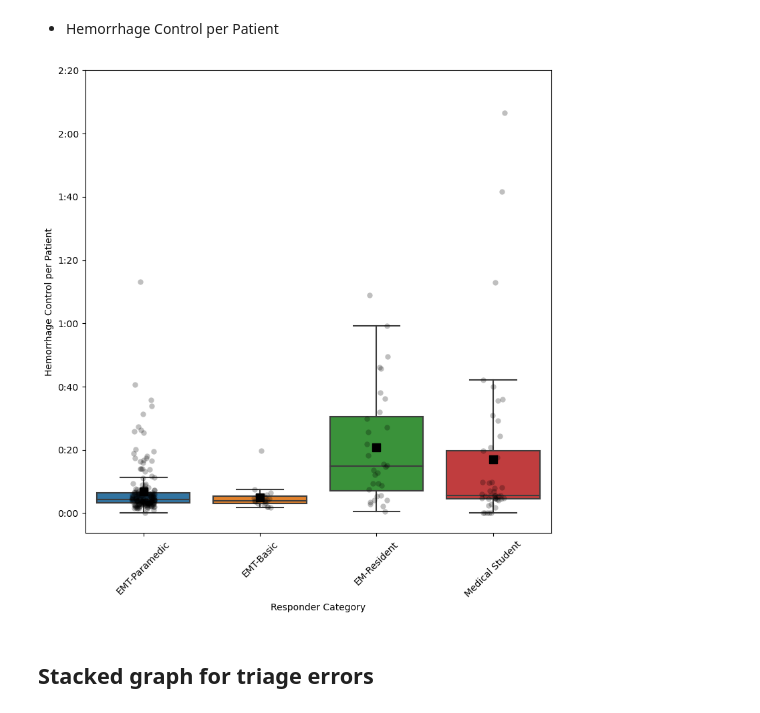
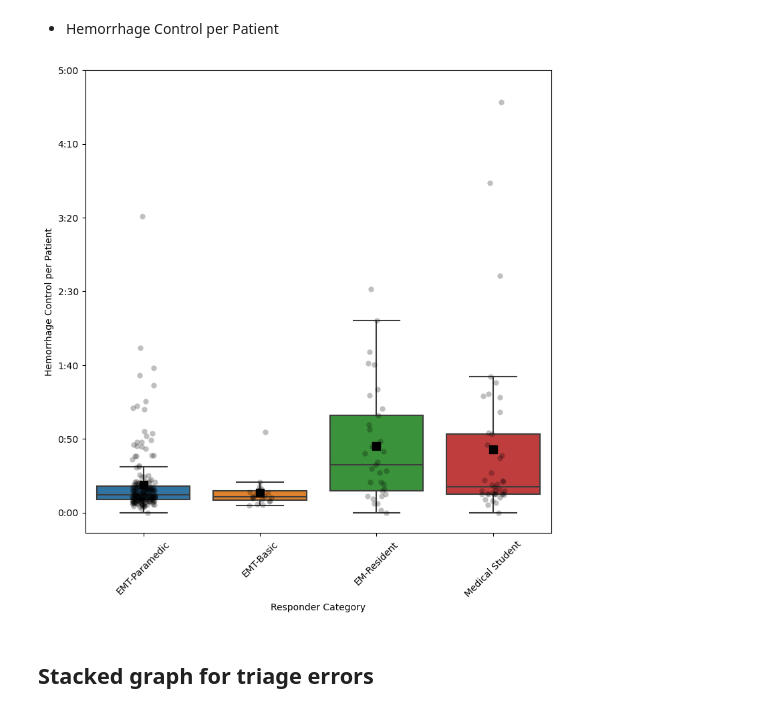
Before and after one commit to dbabbitt/itm-analysis-reporting-1, a Jupyter notebook: presentations/Graph Requests.ipynb, the cells around one changed output. Cells and saved outputs as stored; diff of their text form; code cells hidden in the pictures.

Commit message:
Redid the swaps

```diff
--- a/presentations/Graph Requests.ipynb
+++ b/presentations/Graph Requests.ipynb
@@ -42,14 +42,14 @@ count_swaps_df 331 331 3
 # Merge only count swaps scenes
 patient_count_filter_fn = lambda scene_df: True
 elevens_df = fu.get_elevens_data_frame(
-    triage_paper_df.merge(count_swaps_df, on=fu.scene_groupby_columns, how='inner'),
+    triage_paper_df,
     file_stats_df,
-    scene_stats_df.merge(count_swaps_df, on=fu.scene_groupby_columns, how='inner'),
+    scene_stats_df,
     needed_columns=[
         'scene_type', 'is_scene_aborted', 'is_a_one_triage_file', 'responder_category', 'responder_type', 'overall_category', 'file_name', 'session_file_name',
         'encounter_layout'
     ],
-    patient_count_filter_fn=patient_count_filter_fn
+    patient_count_filter_fn=None
 )
 print('elevens_df', elevens_df.shape[0], elevens_df.session_uuid.nunique(), elevens_df.shape[1]) # 397230 331 121
 # %% [output]
@@ -92,9 +103,13 @@ elevens_df.loc[mask_series, 'responder_category'] = elevens_df.loc[mask_series,
  - Medical Student = 45
 # %%
 
-CATEGORY_DICT = {'Paramedic': 'EMT-Paramedic', 'EMT-Basic': 'EMT-Basic', 'EM Resident': 'EM-Resident', 'Medical Student': 'Medical Student'}
+FILTERED_CATEGORIES_LIST = ['Paramedic', 'EMT-Basic', 'EM Resident', 'Medical Student']
+mask_series = ~elevens_df.responder_category.isnull()
+CATEGORY_DICT = {responder_category: responder_category for responder_category in elevens_df[mask_series].responder_category.unique()}
+CATEGORY_DICT.update({'Paramedic': 'EMT-Paramedic', 'EM Resident': 'EM-Resident'})
 mask_series = elevens_df.responder_category.isin(list(CATEGORY_DICT.keys()))
 gb = elevens_df[mask_series].groupby('responder_category')
 tuples_list = [(CATEGORY_DICT[responder_category], '=', df.session_uuid.nunique()) for responder_category, df in gb]
-for category_tuple in sorted(tuples_list, key=lambda x: list(CATEGORY_DICT.values()).index(x[0])): print(*category_tuple)
+category_order = [CATEGORY_DICT[c] for c in FILTERED_CATEGORIES_LIST] + ['EM-Faculty', 'Nurse', 'Other HP']
+for category_tuple in sorted(tuples_list, key=lambda x: category_order.index(x[0])): print(*category_tuple)
 # %% [output]
@@ -114,7 +132,7 @@ from random import uniform  # for jitter
 
 temporalize_fn = lambda x: fu.format_timedelta(timedelta(milliseconds=int(x)), minimum_unit='minutes')
 def get_plot_dataframe(
-    y_column_name, scene_fn, logs_df=elevens_df, x_column_name='responder_category', responder_categories_list=list(CATEGORY_DICT.keys()), verbose=False
+    y_column_name, scene_fn, logs_df=elevens_df, x_column_name='responder_category', responder_categories_list=FILTERED_CATEGORIES_LIST, verbose=False
 ):
     '''
     The order and labeling should be (from left to right):
@@ -125,12 +143,11 @@ def get_plot_dataframe(
     '''
     rows_list = []
     for responder_category in responder_categories_list:
+        if verbose: print('responder_category:', responder_category)
         mask_series = (logs_df[x_column_name] == responder_category)
         responder_categories_df = logs_df[mask_series]
-        if verbose: print('session_uuid in responder_categories_df:', bool('session_uuid' in responder_categories_df.columns))
         gb = responder_categories_df.groupby(fu.scene_groupby_columns)
         for (session_uuid, scene_id), scene_df in gb:
-            if verbose: print('session_uuid in scene_df:', bool('session_uuid' in scene_df.columns))
             row_dict = {}
             if 'session_uuid' in scene_df.columns: row_dict['session_uuid'] = session_uuid
             if 'scene_id' in scene_df.columns: row_dict['scene_id'] = scene_id
@@ -173,7 +190,6 @@ def show_whisker_plot(y_column_name, y_label, scene_fn, ytick_fn=temporalize_fn,
     df = get_plot_dataframe(y_column_name, scene_fn, logs_df=logs_df, verbose=verbose)
     x_column_name = 'responder_category'
     x_label = ' '.join([w.title() for w in x_column_name.split('_')])
-    responder_categories_list = list(CATEGORY_DICT.keys())
 
     # Create a figure and subplots
     fig, ax = plt.subplots(1, 1, figsize=(9, 9))
@@ -204,7 +220,7 @@ def show_whisker_plot(y_column_name, y_label, scene_fn, ytick_fn=temporalize_fn,
         y=y_column_name,
     )
 
-    adjust_plot(ax, x_label, y_label, responder_categories_list, ytick_fn)
+    adjust_plot(ax, x_label, y_label, FILTERED_CATEGORIES_LIST, ytick_fn)
     plt.show()
 # %% [markdown]
 
@@ -348,15 +283,13 @@ show_whisker_plot(y_column_name, y_label, scene_fn, temporalize_fn)
 # %%
 
 # Duration of time from when the patient was first approached by the participant until
 # the time hemorrhage treatment was applied (with a tourniquet or wound packing)
 y_column_name = 'time_to_hemorrhage_control'
 y_label = 'Hemorrhage Control per Patient'
-scene_fn = lambda scene_df: sum([
-    fu.get_time_to_hemorrhage_control(patient_df, scene_start=fu.get_first_patient_interaction(patient_df)) for _, patient_df in scene_df.groupby('patient_id')
-]) / scene_df[~scene_df.patient_id.isnull()].patient_id.nunique()
+scene_fn = lambda scene_df: fu.get_time_to_hemorrhage_control_per_patient(scene_df)
 show_whisker_plot(y_column_name, y_label, scene_fn, temporalize_fn)
 # %% [output]
-[figure, old version]
+[figure, new version]
 # %% [markdown]
 
 ## Stacked graph for triage errors
```
Also changed, not shown: parts of 27 cells of this notebook, 8 other files.
